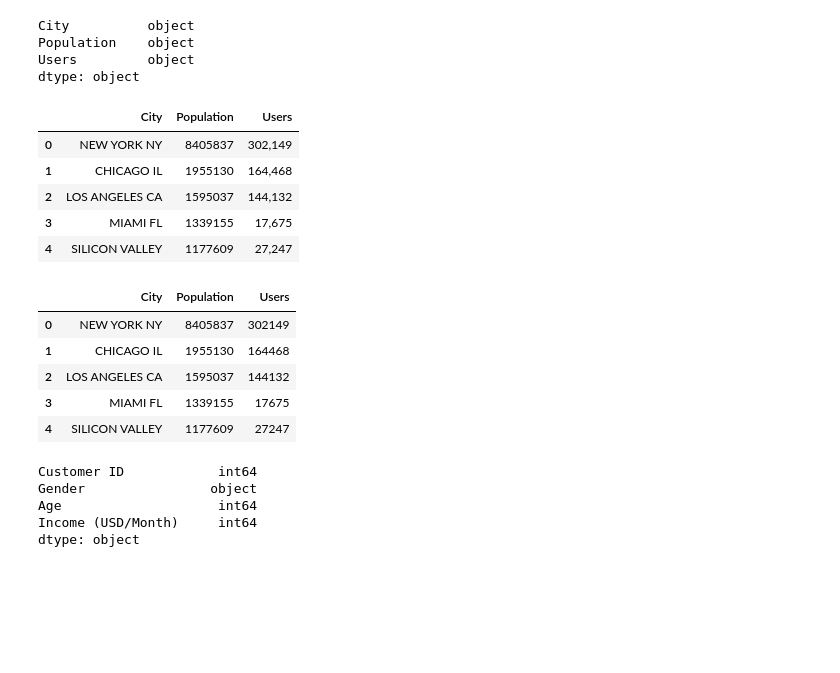
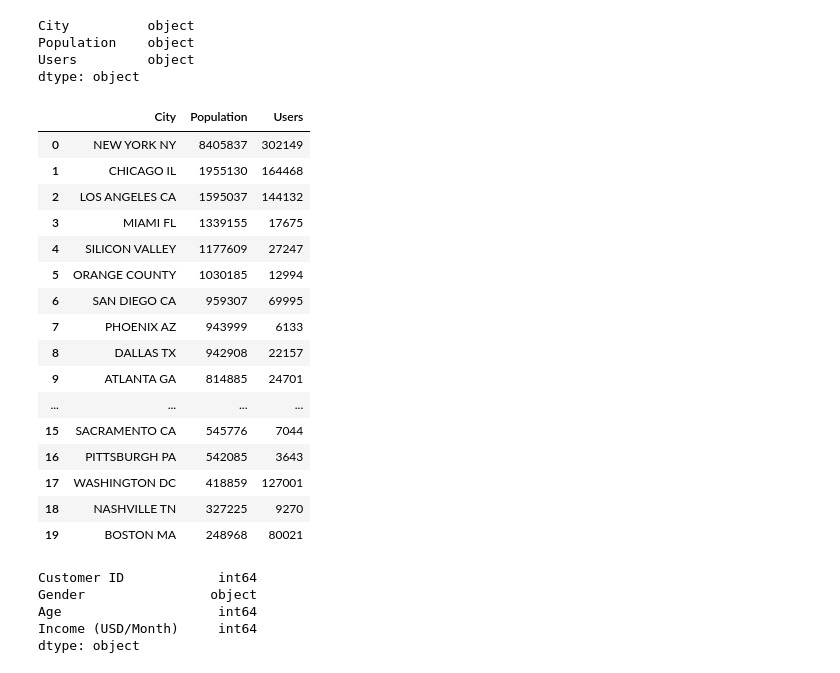
Before and after one commit to DataGlacier/VC, a Jupyter notebook: week2/W2_cab_investment_case_EDA.ipynb, the cells around one changed output. Saved outputs shown, nothing was run; the diff lists cells and outputs as text; code cells hidden in the pictures; blank space fills up the shorter version.

```diff
--- a/week2/W2_cab_investment_case_EDA.ipynb
+++ b/week2/W2_cab_investment_case_EDA.ipynb
@@ -144,31 +146,35 @@ Population    object
 Users         object
 dtype: object
 # %%
+# transform the text of numbers to numeric
 for i in df_city['Population']:
   df_city['Population'] = df_city['Population'].replace(',', '', regex=True)
   df_city['Population'] = pd.to_numeric(df_city['Population'])
 
-df_city.head()
+for i in df_city['Users']:
+  df_city['Users'] = df_city['Users'].replace(',', '', regex=True)
+  df_city['Users'] = pd.to_numeric(df_city['Users'])
+
+df_city = df_city.sort_values(by=['Population', 'Users'], ascending=False)
+df_city
 # %% [output]
 |  | City | Population | Users |
-| 0 | NEW YORK NY | 8405837 | 302,149 |
-| 1 | CHICAGO IL | 1955130 | 164,468 |
-| 2 | LOS ANGELES CA | 1595037 | 144,132 |
-| 3 | MIAMI FL | 1339155 | 17,675 |
-| 4 | SILICON VALLEY | 1177609 | 27,247 |
+| 0 | NEW YORK NY | 8405837 | 302149 |
+| 1 | CHICAGO IL | 1955130 | 164468 |
+| 2 | LOS ANGELES CA | 1595037 | 144132 |
+| 3 | MIAMI FL | 1339155 | 17675 |
+| 4 | SILICON VALLEY | 1177609 | 27247 |
+| 5 | ORANGE COUNTY | 1030185 | 12994 |
+| 6 | SAN DIEGO CA | 959307 | 69995 |
+| 7 | PHOENIX AZ | 943999 | 6133 |
+| 8 | DALLAS TX | 942908 | 22157 |
+| 9 | ATLANTA GA | 814885 | 24701 |
+| ... | ... | ... | ... |
+| 15 | SACRAMENTO CA | 545776 | 7044 |
+| 16 | PITTSBURGH PA | 542085 | 3643 |
+| 17 | WASHINGTON DC | 418859 | 127001 |
+| 18 | NASHVILLE TN | 327225 | 9270 |
+| 19 | BOSTON MA | 248968 | 80021 |
-# %%
-for i in df_city['Users']:
-  df_city['Users'] = df_city['Users'].replace(',', '', regex=True)
-  df_city['Users'] = pd.to_numeric(df_city['Users'])
-
-df_city.head()
-# %% [output]
-|  | City | Population | Users |
-| 0 | NEW YORK NY | 8405837 | 302149 |
-| 1 | CHICAGO IL | 1955130 | 164468 |
-| 2 | LOS ANGELES CA | 1595037 | 144132 |
-| 3 | MIAMI FL | 1339155 | 17675 |
-| 4 | SILICON VALLEY | 1177609 | 27247 |
 # %%
 df_cust.dtypes
 # %% [output]
```
Also changed, not shown: parts of 213 cells of this notebook.
